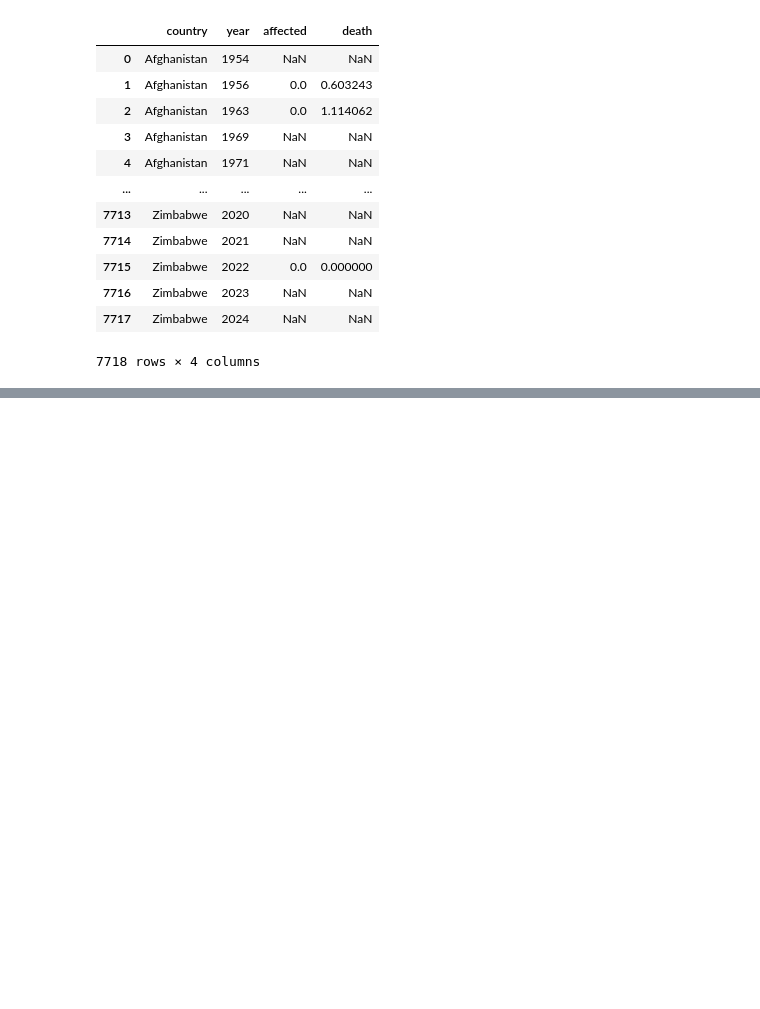
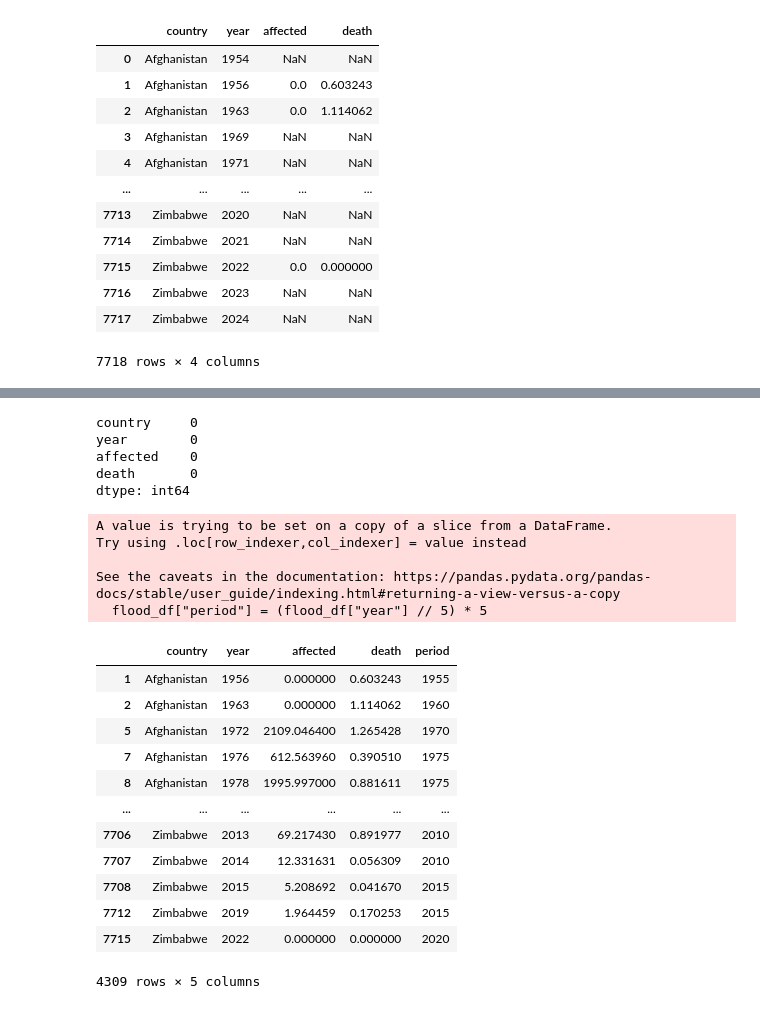
Before and after one commit to NazmulHayat/Climate-Impact-Index, a Jupyter notebook: notebook/flood_data_clean.ipynb, the cells around one changed output, grey strips where cells are left out. Cells and saved outputs as stored; diff of their text form; code cells hidden in the pictures; blank space fills up the shorter version.

```diff
--- a/notebook/flood_data_clean.ipynb
+++ b/notebook/flood_data_clean.ipynb
@@ -95,0 +91,3 @@ flood_df.drop
+# %%
+flood_df = flood_df.dropna(subset=["affected", "death"], how="all")
+flood_df
@@ -95,0 +108,8 @@ flood_df.drop
+# %%
+flood_df.isnull().sum()
+# %% [output]
+country     0
+year        0
+affected    0
+death       0
+dtype: int64
@@ -95,0 +118,22 @@ flood_df.drop
+# %%
+flood_df["period"] = (flood_df["year"] // 5) * 5
+flood_df
+# %% [output]
+A value is trying to be set on a copy of a slice from a DataFrame.
+Try using .loc[row_indexer,col_indexer] = value instead
+
+See the caveats in the documentation: https://pandas.pydata.org/pandas-docs/stable/user_guide/indexing.html#returning-a-view-versus-a-copy
+  flood_df["period"] = (flood_df["year"] // 5) * 5
+|  | country | year | affected | death | period |
+| 1 | Afghanistan | 1956 | 0.000000 | 0.603243 | 1955 |
+| 2 | Afghanistan | 1963 | 0.000000 | 1.114062 | 1960 |
+| 5 | Afghanistan | 1972 | 2109.046400 | 1.265428 | 1970 |
+| 7 | Afghanistan | 1976 | 612.563960 | 0.390510 | 1975 |
+| 8 | Afghanistan | 1978 | 1995.997000 | 0.881611 | 1975 |
+| ... | ... | ... | ... | ... | ... |
+| 7706 | Zimbabwe | 2013 | 69.217430 | 0.891977 | 2010 |
+| 7707 | Zimbabwe | 2014 | 12.331631 | 0.056309 | 2010 |
+| 7708 | Zimbabwe | 2015 | 5.208692 | 0.041670 | 2015 |
+| 7712 | Zimbabwe | 2019 | 1.964459 | 0.170253 | 2015 |
+| 7715 | Zimbabwe | 2022 | 0.000000 | 0.000000 | 2020 |
+4309 rows × 5 columns
```
Also changed, not shown: parts of 14 cells of this notebook, 11 other files.
